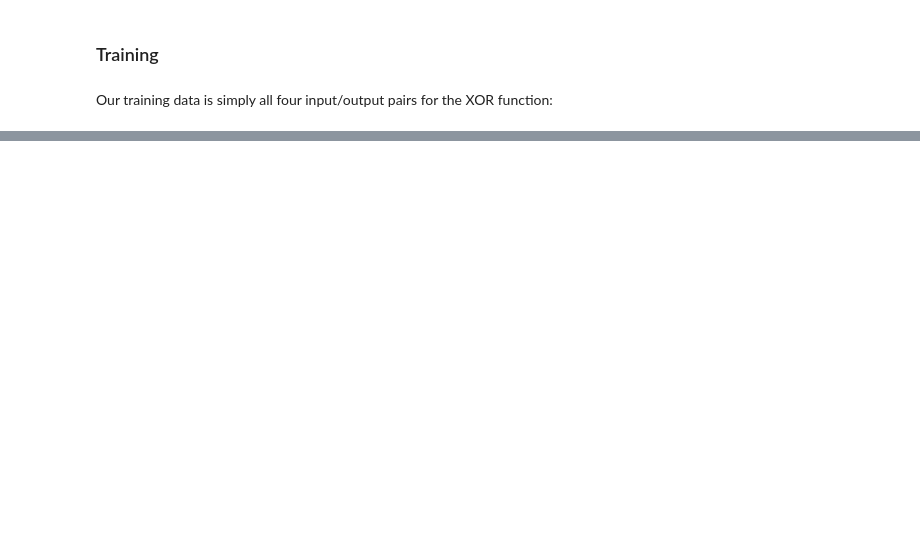
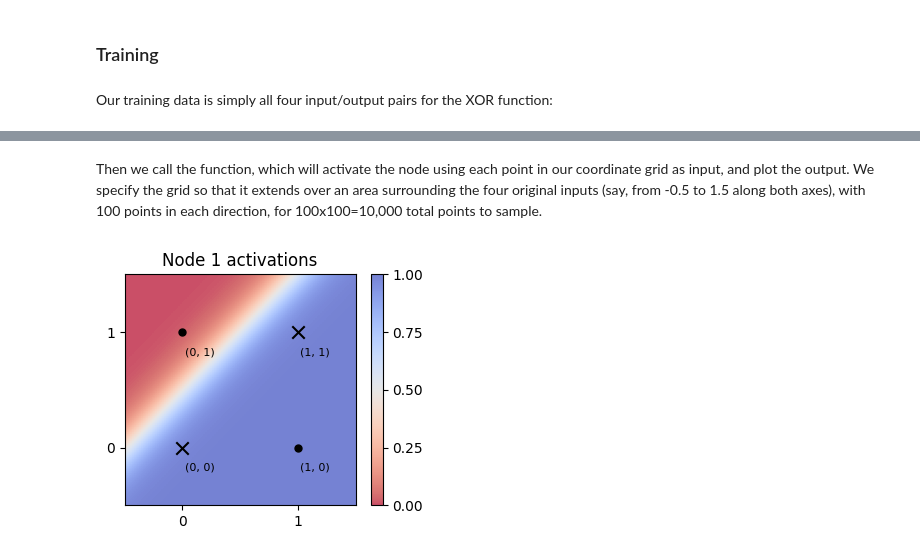
Before and after one commit to jeremy-dolan/neural-net-from-scratch, a Jupyter notebook: xor-and-linear-separability.ipynb, the cells around one changed output, grey strips where cells are left out. Cells and saved outputs as stored; diff of their text form; code cells hidden in the pictures; blank space fills up the shorter version.

Commit message:
xor: major discussion edits, modularize final plot

```diff
--- a/xor-and-linear-separability.ipynb
+++ b/xor-and-linear-separability.ipynb
@@ -354,0 +248,29 @@ Hat tips for their explanations of backpropagation:
+# %%
+def meshgrid_eval(method, start, stop, N):
+    '''evaluate `method` on an N x N grid of evenly-spaced points spanning [start, stop] along both axes.'''
+    step_size = (stop-start)/N
+    N += 1 # make the range inclusive on both ends
+
+    meshgrid = []
+    for i in range(N):
+        x1 = start + (i*step_size)
+        row = []
+        for j in range(N):
+            x2 = start + (j*step_size)
+            row.append(method((x1, x2)))
+        meshgrid.append(row)
+    return meshgrid
+# %% [markdown]
+Then we call the function, which will activate the node using each point in our
+coordinate grid as input, and plot the output. We specify the grid so that it
+extends over an area surrounding the four original inputs (say, from -0.5 to
+1.5 along both axes), with 100 points in each direction, for 100x100=10,000
+total points to sample.
+# %%
+# sample 100x100 points between -0.5 and 1.5 and save the node's activations
+meshgrid_node1 = meshgrid_eval(xor_net.layers[0].nodes[0].activate, start=-0.5, stop=1.5, N=100)
+
+# plot the resulting activations as a gradient over the input space
+plots.xor.plot_meshgrid(meshgrid_node1, 'Node 1 activations')
+# %% [output]
+[figure, added]
```
Also changed, not shown: parts of 33 cells of this notebook, 2 other files.
